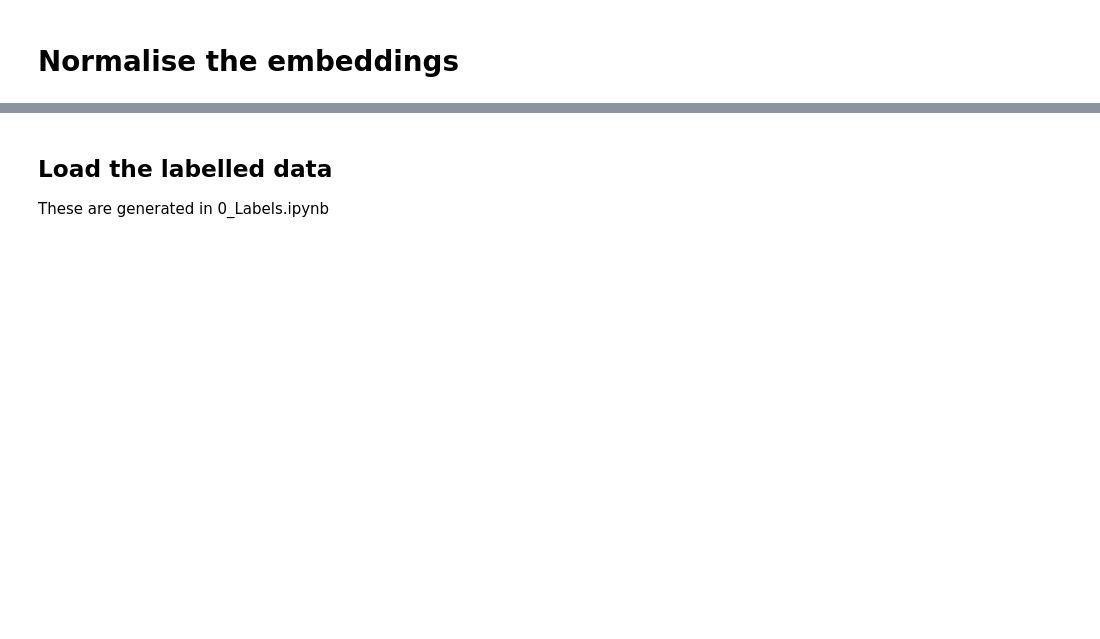
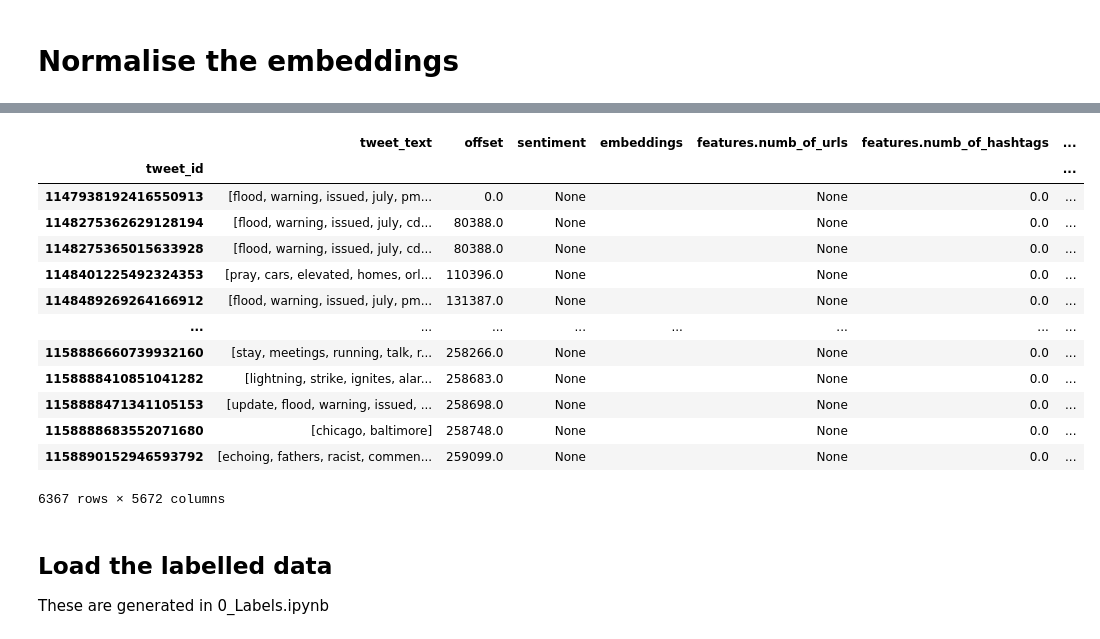
Before and after one commit to glasgowm148/Calamity, a Jupyter notebook: src/jupyter/1-notebooks/API.ipynb, the cells around one changed output, grey strips where cells are left out. Saved outputs shown, nothing was run; the diff lists cells and outputs as text; code cells hidden in the pictures; blank space fills up the shorter version.

```diff
--- a/src/jupyter/1-notebooks/API.ipynb
+++ b/src/jupyter/1-notebooks/API.ipynb
@@ -255,8 +363,23 @@ api_input = new_df
 api_input.describe()
 # %%
 # Group by tweet
-feature_vector_input = api_input.groupby(['tweet_id']).agg('first')
+feature_vector_input = df.groupby(['tweet_id']).agg('first')
 feature_vector_input
+# %% [output]
+|  | tweet_text | offset | sentiment | embeddings | features.numb_of_urls | features.numb_of_hashtags | ... |
+| tweet_id |  |  |  |  |  |  | ... |
+| 1147938192416550913 | [flood, warning, issued, july, pm... | 0.0 | None |  | None | 0.0 | ... |
+| 1148275362629128194 | [flood, warning, issued, july, cd... | 80388.0 | None |  | None | 0.0 | ... |
+| 1148275365015633928 | [flood, warning, issued, july, cd... | 80388.0 | None |  | None | 0.0 | ... |
+| 1148401225492324353 | [pray, cars, elevated, homes, orl... | 110396.0 | None |  | None | 0.0 | ... |
+| 1148489269264166912 | [flood, warning, issued, july, pm... | 131387.0 | None |  | None | 0.0 | ... |
+| ... | ... | ... | ... | ... | ... | ... | ... |
+| 1158886660739932160 | [stay, meetings, running, talk, r... | 258266.0 | None |  | None | 0.0 | ... |
+| 1158888410851041282 | [lightning, strike, ignites, alar... | 258683.0 | None |  | None | 0.0 | ... |
+| 1158888471341105153 | [update, flood, warning, issued, ... | 258698.0 | None |  | None | 0.0 | ... |
+| 1158888683552071680 | [chicago, baltimore] | 258748.0 | None |  | None | 0.0 | ... |
+| 1158890152946593792 | [echoing, fathers, racist, commen... | 259099.0 | None |  | None | 0.0 | ... |
+6367 rows × 5672 columns
 # %% [markdown]
 ## Load the labelled data
 
```
Also changed, not shown: parts of 18 cells of this notebook, 11 other files.
